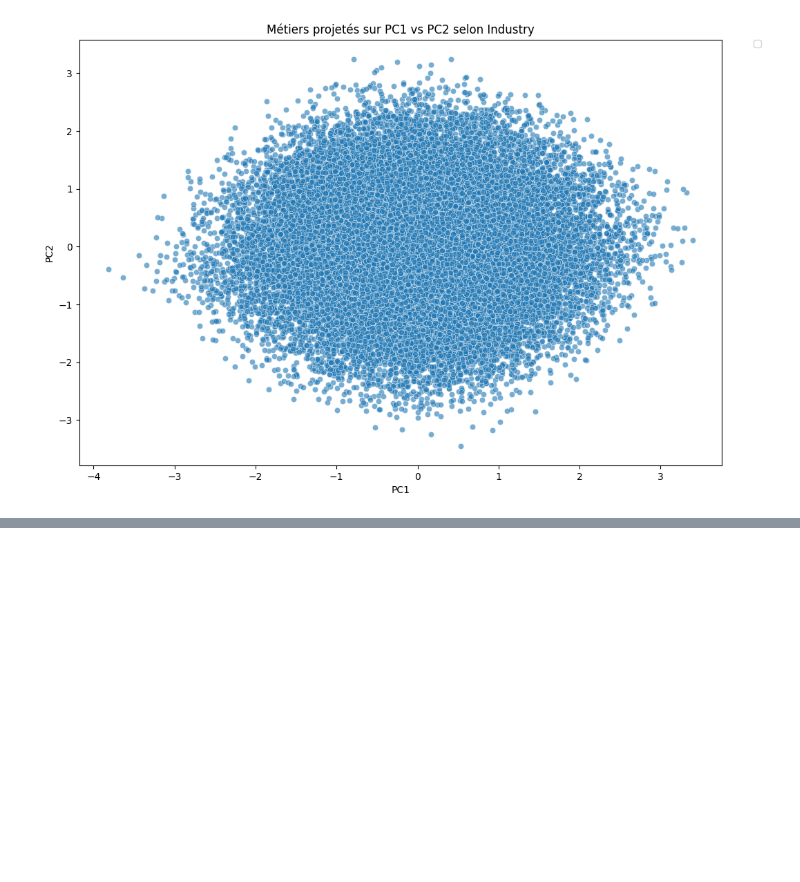
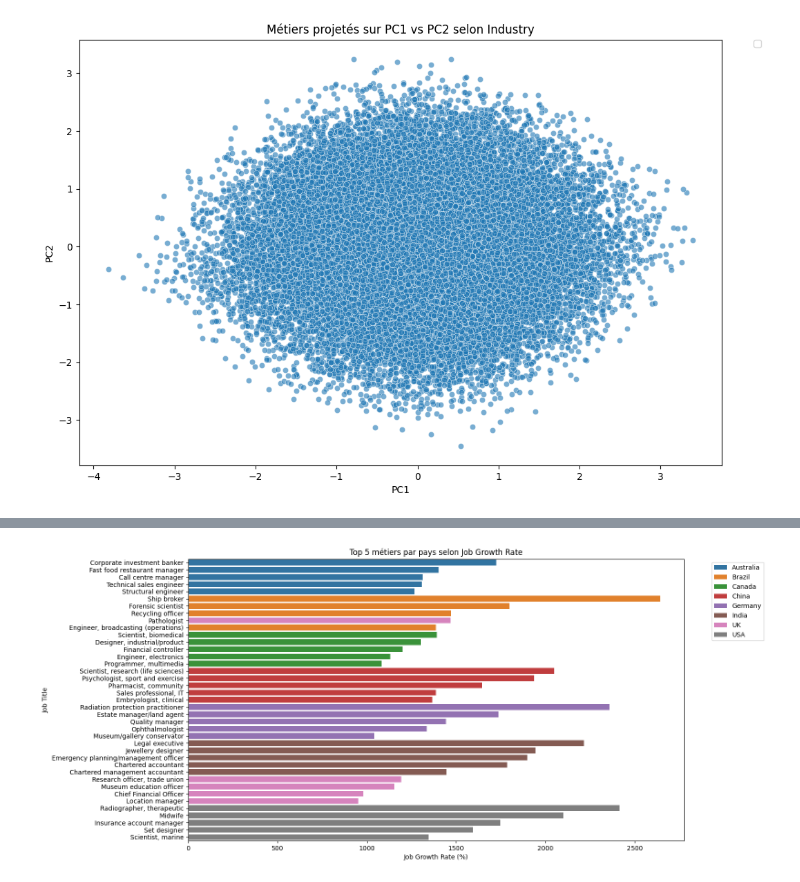
Before and after one commit to Meria-Troudi/mlProject, a Jupyter notebook: models/dbscankmeans.ipynb, the cells around one changed output, grey strips where cells are left out. Cells and saved outputs as stored; diff of their text form; code cells hidden in the pictures; blank space fills up the shorter version.

```diff
--- a/models/dbscankmeans.ipynb
+++ b/models/dbscankmeans.ipynb
@@ -137,21 +139,23 @@ plt.show()
 # %%
 # Top 5 métiers par pays selon Job_Growth_Rate_%
-top_jobs = df_ready.groupby(['Location','Job_Title'])['Job_Growth_Rate_%'].mean().reset_index()
+top_jobs = df_fe.groupby(['Location','Job_Title'])['Job_Growth_Rate_%'].mean().reset_index()
 top_jobs_sorted = top_jobs.sort_values(['Location','Job_Growth_Rate_%'], ascending=[True,False])
 top5_jobs = top_jobs_sorted.groupby('Location').head(5)
 
 plt.figure(figsize=(14,8))
 sns.barplot(
     x='Job_Growth_Rate_%',
     y='Job_Title',
     hue='Location',
     data=top5_jobs,
     dodge=False
 )
 plt.title('Top 5 métiers par pays selon Job Growth Rate')
 plt.xlabel('Job Growth Rate (%)')
 plt.ylabel('Job Title')
 plt.legend(bbox_to_anchor=(1.05, 1), loc=2)
 plt.show()
+# %% [output]
+[figure, added]
 # %%
 # Moyennes par pays et cluster DBSCAN
```
Also changed, not shown: parts of 36 cells of this notebook, 3 other files.
